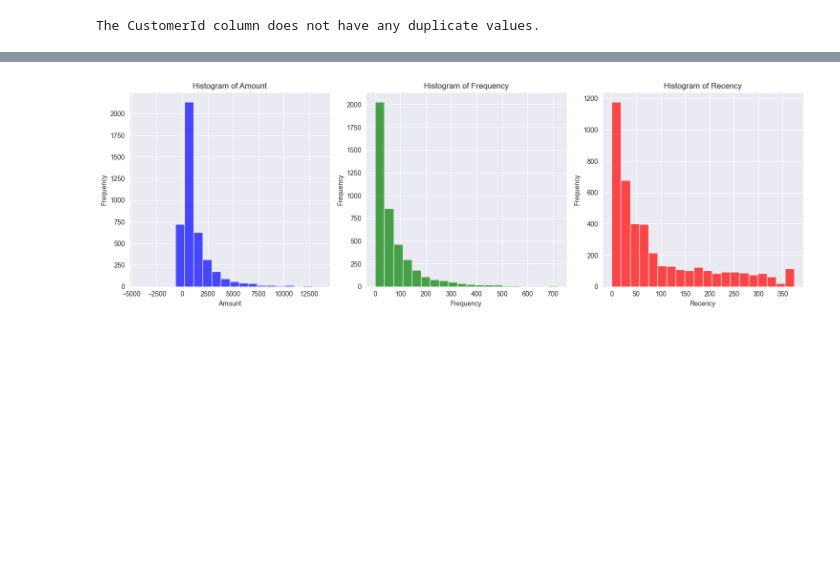
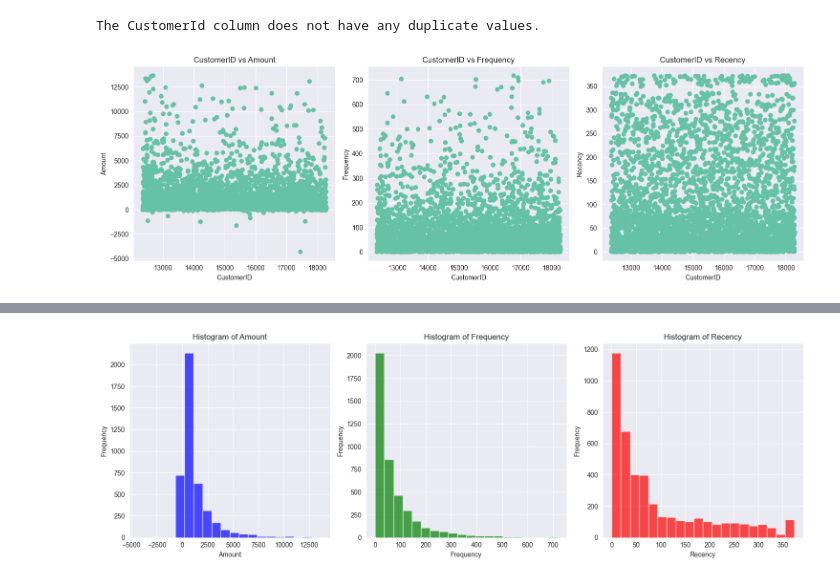
Before and after one commit to jonamadk/scaling-ML-journey, a Jupyter notebook: lab-04/Lab4.ipynb, the cells around one changed output, grey strips where cells are left out. Cells and saved outputs as stored; diff of their text form; code cells hidden in the pictures; blank space fills up the shorter version.

```diff
--- a/lab-04/Lab4.ipynb
+++ b/lab-04/Lab4.ipynb
@@ -141,27 +150,29 @@ else:
 # %% [output]
 The CustomerId column does not have any duplicate values.
 # %%
-# import matplotlib.pyplot as plt
+import matplotlib.pyplot as plt
 
-# # Assuming dataset is your DataFrame containing the dataset
-# # If dataset is not defined, define it using your actual dataset
+# Assuming dataset is your DataFrame containing the dataset
+# If dataset is not defined, define it using your actual dataset
 
-# plt.figure(figsize=(15, 5))
+plt.figure(figsize=(15, 5))
 
-# # Define the features and titles
-# features = ['Amount', 'Frequency', 'Recency']
-# titles = ['CustomerID vs Amount', 'CustomerID vs Frequency', 'CustomerID vs Recency']
+# Define the features and titles
+features = ['Amount', 'Frequency', 'Recency']
+titles = ['CustomerID vs Amount', 'CustomerID vs Frequency', 'CustomerID vs Recency']
 
-# # Plot the scatter plots
-# for i, feature in enumerate(features, start=1):
-#     plt.subplot(1, 3, i)
-#     plt.scatter(dataset['CustomerID'], dataset[feature])
-#     plt.xlabel('CustomerID')
-#     plt.ylabel(feature)
-#     plt.title(titles[i - 1])
+# Plot the scatter plots
+for i, feature in enumerate(features, start=1):
+    plt.subplot(1, 3, i)
+    plt.scatter(dataset['CustomerID'], dataset[feature])
+    plt.xlabel('CustomerID')
+    plt.ylabel(feature)
+    plt.title(titles[i - 1])
 
-# plt.tight_layout()
-# plt.show()
+plt.tight_layout()
+plt.show()
+# %% [output]
+[figure, added]
 # %%
 corr_matrix = dataset.corr()
 plt.figure(figsize=(10, 6))
```
Also changed, not shown: parts of 18 cells of this notebook.
